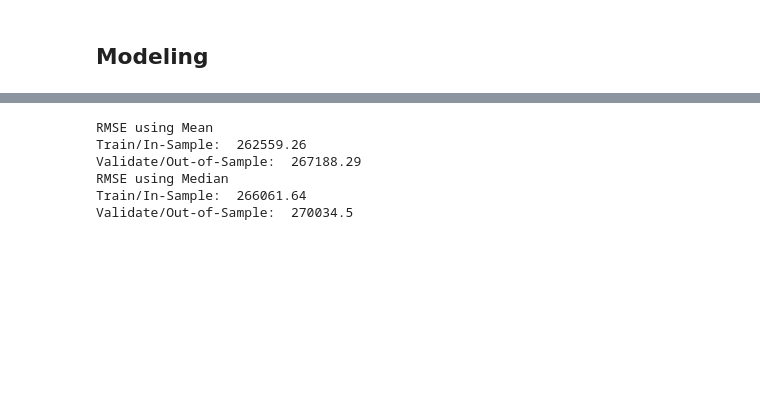
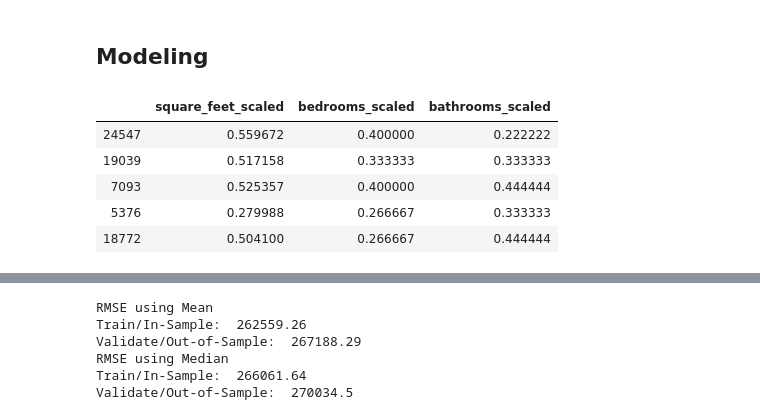
Before and after one commit to QuantumKane/zillow_regression_project, a Jupyter notebook: zillow_explore.ipynb, the cells around one changed output, grey strips where cells are left out. Cells and saved outputs as stored; diff of their text form; code cells hidden in the pictures; blank space fills up the shorter version.

```diff
--- a/zillow_explore.ipynb
+++ b/zillow_explore.ipynb
@@ -424,6 +433,23 @@ Because p (0.0000) < alpha (.05), we reject the Null Hypothesis
 # %% [markdown]
 ## Modeling
 # %%
+
+
+X_train = train[['square_feet_scaled', 'bedrooms_scaled', 'bathrooms_scaled']]
+X_validate = validate[['square_feet_scaled', 'bedrooms_scaled', 'bathrooms_scaled']]
+X_test = test[['square_feet_scaled', 'bedrooms_scaled', 'bathrooms_scaled']]
+
 y_train = train[['appraisal_value']]
 y_validate = validate[['appraisal_value']]
 y_test = test[['appraisal_value']]
+# %%
+# Validate that my X_train contains what I think it contains
+
+X_train.head()
+# %% [output]
+|  | square_feet_scaled | bedrooms_scaled | bathrooms_scaled |
+| 24547 | 0.559672 | 0.400000 | 0.222222 |
+| 19039 | 0.517158 | 0.333333 | 0.333333 |
+| 7093 | 0.525357 | 0.400000 | 0.444444 |
+| 5376 | 0.279988 | 0.266667 | 0.333333 |
+| 18772 | 0.504100 | 0.266667 | 0.444444 |
```
Also changed, not shown: parts of 9 cells of this notebook.
